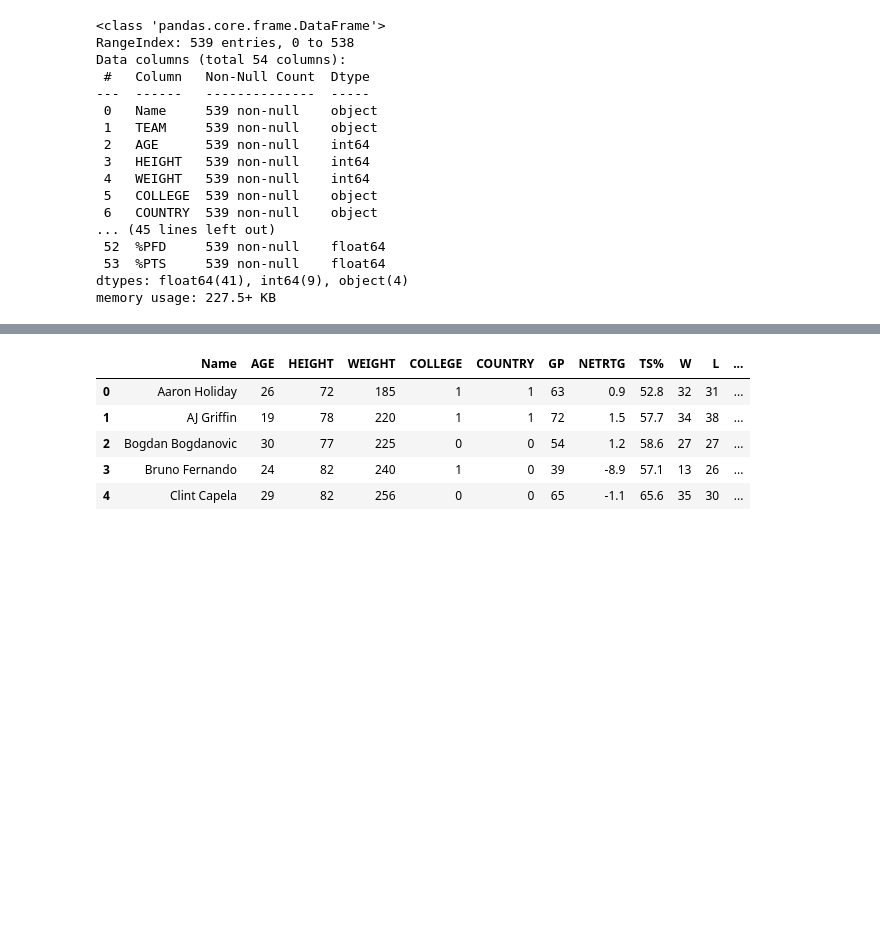
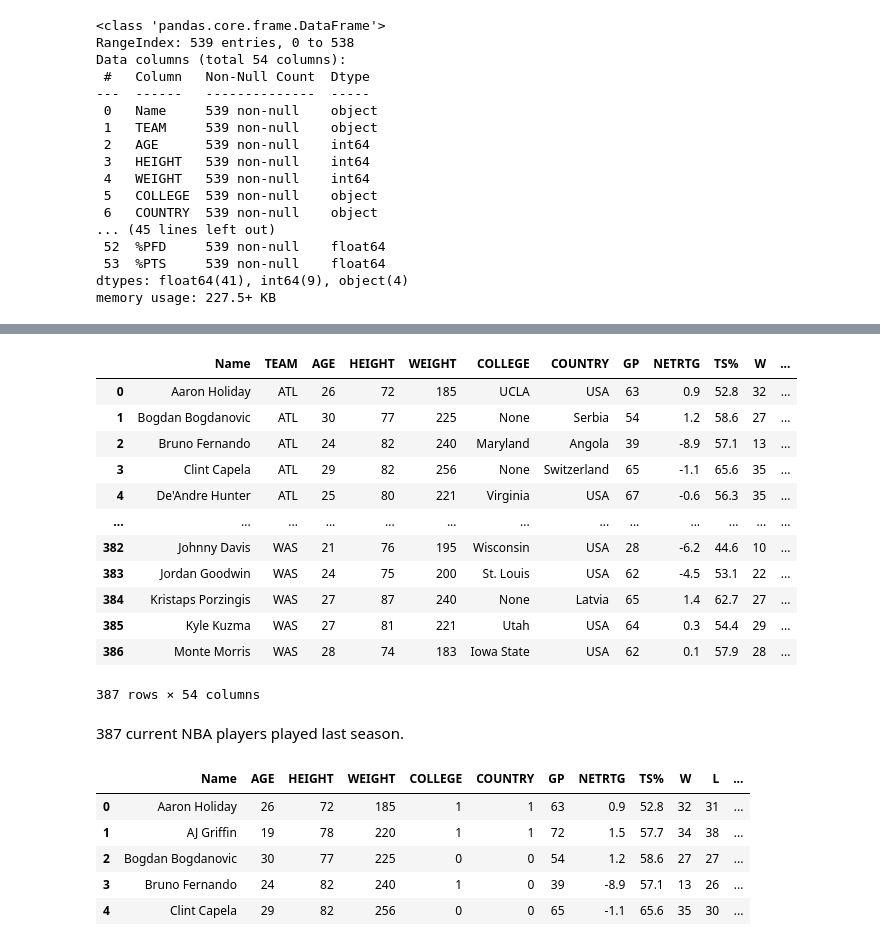
Before and after one commit to RH3421/NBA_Injury_Predictor_App, a Jupyter notebook: App.ipynb, the cells around one changed output, grey strips where cells are left out. Drawn from its saved outputs; the diff is of its cells as text; code cells hidden in the pictures; blank space fills up the shorter version.

Commit message:
Updated to current players

```diff
--- a/App.ipynb
+++ b/App.ipynb
@@ -278,0 +242,15 @@ dtype: int64
+# %%
+# Load 2023-2024 NBA roster
+response = requests.get('https://basketball.realgm.com/nba/players')
+
+# Create a BeautifulSoup object from the HTML
+soup = BeautifulSoup(response.content, 'html.parser')
+
+# Get all of the player names
+current_players = []
+for play in soup.find_all('td', attrs={'data-th': 'Player'}):
+    p = play.find('a').text
+    current_players.append(p)
+
+# Print the list of players
+current_players
@@ -279,3 +275,23 @@ dtype: int64
+# %%
+# Inner join dataframes
+players = players.merge(pd.DataFrame(current_players, columns = ['Name']), how = 'inner')
+players
+# %% [output]
+|  | Name | TEAM | AGE | HEIGHT | WEIGHT | COLLEGE | COUNTRY | GP | NETRTG | TS% | W | ... |
+| 0 | Aaron Holiday | ATL | 26 | 72 | 185 | UCLA | USA | 63 | 0.9 | 52.8 | 32 | ... |
+| 1 | Bogdan Bogdanovic | ATL | 30 | 77 | 225 | None | Serbia | 54 | 1.2 | 58.6 | 27 | ... |
+| 2 | Bruno Fernando | ATL | 24 | 82 | 240 | Maryland | Angola | 39 | -8.9 | 57.1 | 13 | ... |
+| 3 | Clint Capela | ATL | 29 | 82 | 256 | None | Switzerland | 65 | -1.1 | 65.6 | 35 | ... |
+| 4 | De'Andre Hunter | ATL | 25 | 80 | 221 | Virginia | USA | 67 | -0.6 | 56.3 | 35 | ... |
+| ... | ... | ... | ... | ... | ... | ... | ... | ... | ... | ... | ... | ... |
+| 382 | Johnny Davis | WAS | 21 | 76 | 195 | Wisconsin | USA | 28 | -6.2 | 44.6 | 10 | ... |
+| 383 | Jordan Goodwin | WAS | 24 | 75 | 200 | St. Louis | USA | 62 | -4.5 | 53.1 | 22 | ... |
+| 384 | Kristaps Porzingis | WAS | 27 | 87 | 240 | None | Latvia | 65 | 1.4 | 62.7 | 27 | ... |
+| 385 | Kyle Kuzma | WAS | 27 | 81 | 221 | Utah | USA | 64 | 0.3 | 54.4 | 29 | ... |
+| 386 | Monte Morris | WAS | 28 | 74 | 183 | Iowa State | USA | 62 | 0.1 | 57.9 | 28 | ... |
+387 rows × 54 columns
+# %% [markdown]
+387 current NBA players played last season.
 # %%
 # Process current player data
 
```
Also changed, not shown: parts of 9 cells of this notebook, 1 other file.
